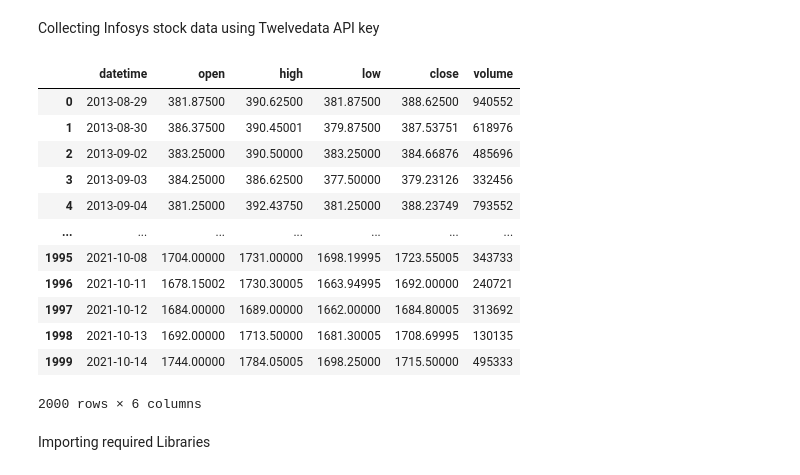
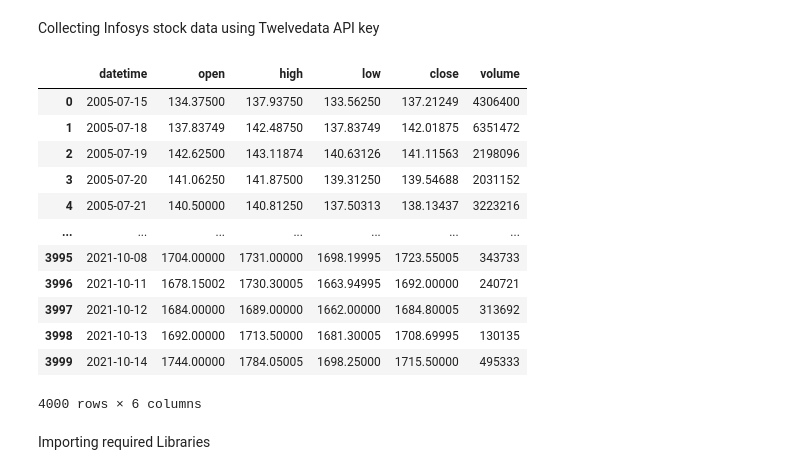
Before and after one commit to Mohammed-Salman-Shaikh/Stock_Prediction, a Jupyter notebook: Infosys_Stock_Prediction_using_Linear_Regression.ipynb, the cells around one changed output. Cells and saved outputs as stored; diff of their text form; code cells hidden in the pictures.

```diff
--- a/Infosys_Stock_Prediction_using_Linear_Regression.ipynb
+++ b/Infosys_Stock_Prediction_using_Linear_Regression.ipynb
@@ -9,28 +9,28 @@ api_key = 'c62690a9cb76412088a2427a2394b72f'
 # %%
 import pandas as pd
 
 ticker = 'INFY:BSE'
 interval = '1day'
 
-api_url = f'https://api.twelvedata.com/time_series?symbol={ticker}&interval={interval}&order=ASC&outputsize=2000&apikey={api_key}'
+api_url = f'https://api.twelvedata.com/time_series?symbol={ticker}&interval={interval}&order=ASC&outputsize=4000&apikey={api_key}'
 data = requests.get(api_url).json()
 
 data1=pd.DataFrame(data['values'])
 data1
 # %% [output]
 |  | datetime | open | high | low | close | volume |
-| 0 | 2013-08-29 | 381.87500 | 390.62500 | 381.87500 | 388.62500 | 940552 |
-| 1 | 2013-08-30 | 386.37500 | 390.45001 | 379.87500 | 387.53751 | 618976 |
-| 2 | 2013-09-02 | 383.25000 | 390.50000 | 383.25000 | 384.66876 | 485696 |
-| 3 | 2013-09-03 | 384.25000 | 386.62500 | 377.50000 | 379.23126 | 332456 |
-| 4 | 2013-09-04 | 381.25000 | 392.43750 | 381.25000 | 388.23749 | 793552 |
+| 0 | 2005-07-15 | 134.37500 | 137.93750 | 133.56250 | 137.21249 | 4306400 |
+| 1 | 2005-07-18 | 137.83749 | 142.48750 | 137.83749 | 142.01875 | 6351472 |
+| 2 | 2005-07-19 | 142.62500 | 143.11874 | 140.63126 | 141.11563 | 2198096 |
+| 3 | 2005-07-20 | 141.06250 | 141.87500 | 139.31250 | 139.54688 | 2031152 |
+| 4 | 2005-07-21 | 140.50000 | 140.81250 | 137.50313 | 138.13437 | 3223216 |
 | ... | ... | ... | ... | ... | ... | ... |
-| 1995 | 2021-10-08 | 1704.00000 | 1731.00000 | 1698.19995 | 1723.55005 | 343733 |
-| 1996 | 2021-10-11 | 1678.15002 | 1730.30005 | 1663.94995 | 1692.00000 | 240721 |
-| 1997 | 2021-10-12 | 1684.00000 | 1689.00000 | 1662.00000 | 1684.80005 | 313692 |
-| 1998 | 2021-10-13 | 1692.00000 | 1713.50000 | 1681.30005 | 1708.69995 | 130135 |
-| 1999 | 2021-10-14 | 1744.00000 | 1784.05005 | 1698.25000 | 1715.50000 | 495333 |
+| 3995 | 2021-10-08 | 1704.00000 | 1731.00000 | 1698.19995 | 1723.55005 | 343733 |
+| 3996 | 2021-10-11 | 1678.15002 | 1730.30005 | 1663.94995 | 1692.00000 | 240721 |
+| 3997 | 2021-10-12 | 1684.00000 | 1689.00000 | 1662.00000 | 1684.80005 | 313692 |
+| 3998 | 2021-10-13 | 1692.00000 | 1713.50000 | 1681.30005 | 1708.69995 | 130135 |
+| 3999 | 2021-10-14 | 1744.00000 | 1784.05005 | 1698.25000 | 1715.50000 | 495333 |
-2000 rows × 6 columns
+4000 rows × 6 columns
 # %% [markdown]
 Importing required Libraries
 # %%
```
Also changed, not shown: parts of 20 cells of this notebook.
